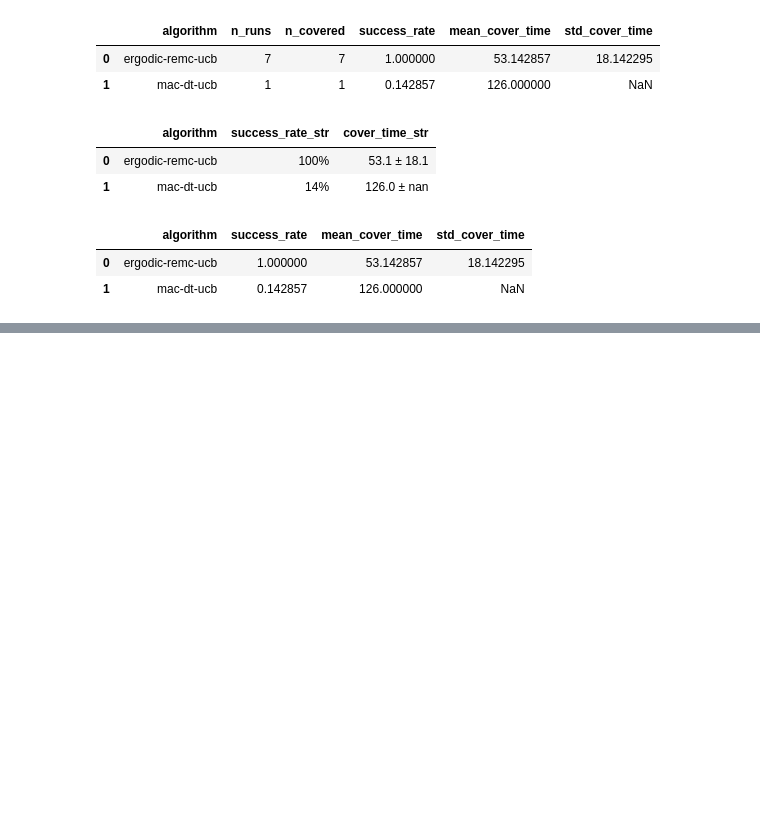
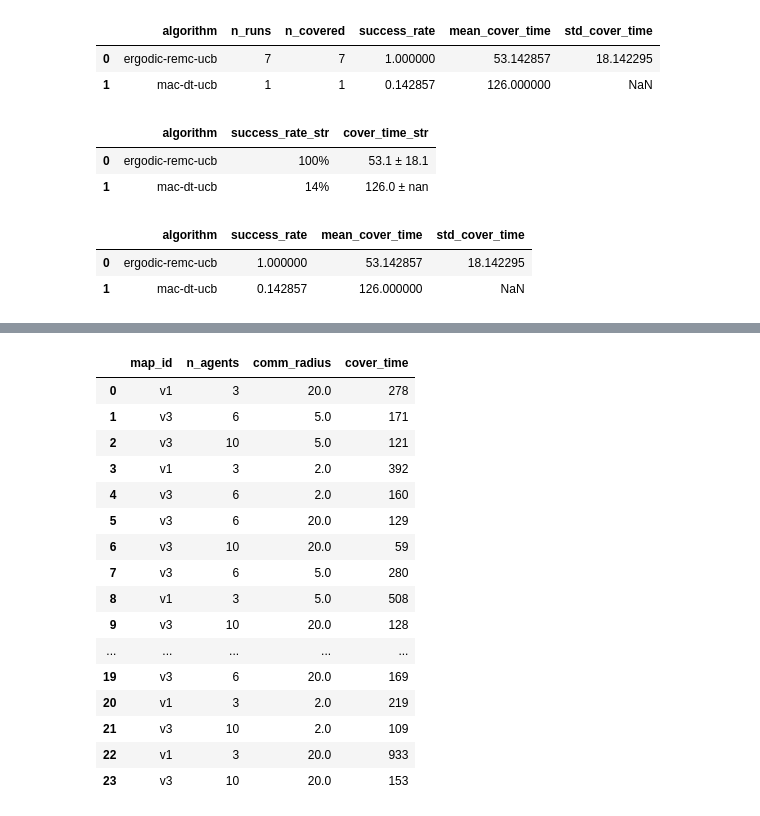
Before and after one commit to sastry-group/MAES, a Jupyter notebook: viz/plot_multiple_methods.ipynb, the cells around one changed output, grey strips where cells are left out. Drawn from its saved outputs; the diff is of its cells as text; code cells hidden in the pictures; blank space fills up the shorter version.

```diff
--- a/viz/plot_multiple_methods.ipynb
+++ b/viz/plot_multiple_methods.ipynb
@@ -972,0 +1072,40 @@ print(agent_maps)
+# %%
+cover_rows = []
+
+for run_dir in BATCH_DIR.iterdir():
+    if not run_dir.is_dir():
+        continue
+
+    npz = load_run_npz(run_dir)
+    # label = get_method_label(npz)
+
+    cover_time = npz["cover_time"]
+    cover_time = int(cover_time) if cover_time >= 0 else None
+
+    cover_rows.append({
+        "map_id": extract_map_id_from_name(run_dir.name),
+        "n_agents": npz["n_agents"].item(),
+        "comm_radius": npz["comm_radius"].item(),
+        "cover_time": cover_time
+    })
+
+cover_df = pd.DataFrame(cover_rows)
+cover_df
+# %% [output]
+|  | map_id | n_agents | comm_radius | cover_time |
+| 0 | v1 | 3 | 20.0 | 278 |
+| 1 | v3 | 6 | 5.0 | 171 |
+| 2 | v3 | 10 | 5.0 | 121 |
+| 3 | v1 | 3 | 2.0 | 392 |
+| 4 | v3 | 6 | 2.0 | 160 |
+| 5 | v3 | 6 | 20.0 | 129 |
+| 6 | v3 | 10 | 20.0 | 59 |
+| 7 | v3 | 6 | 5.0 | 280 |
+| 8 | v1 | 3 | 5.0 | 508 |
+| 9 | v3 | 10 | 20.0 | 128 |
+| ... | ... | ... | ... | ... |
+| 19 | v3 | 6 | 20.0 | 169 |
+| 20 | v1 | 3 | 2.0 | 219 |
+| 21 | v3 | 10 | 2.0 | 109 |
+| 22 | v1 | 3 | 20.0 | 933 |
+| 23 | v3 | 10 | 20.0 | 153 |
```
Also changed, not shown: parts of 17 cells of this notebook, 6 other files.
